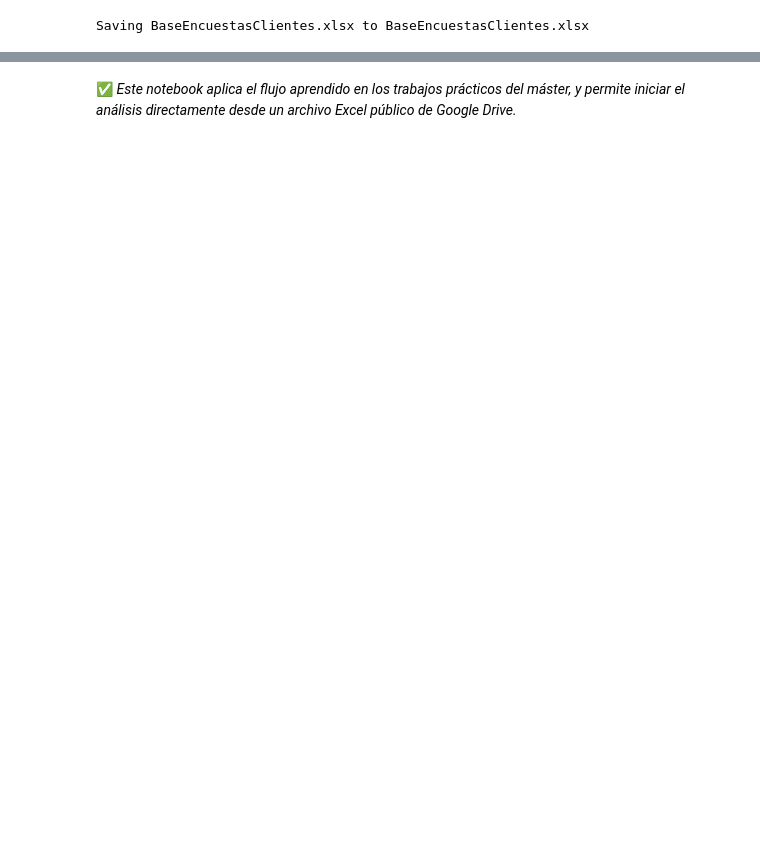
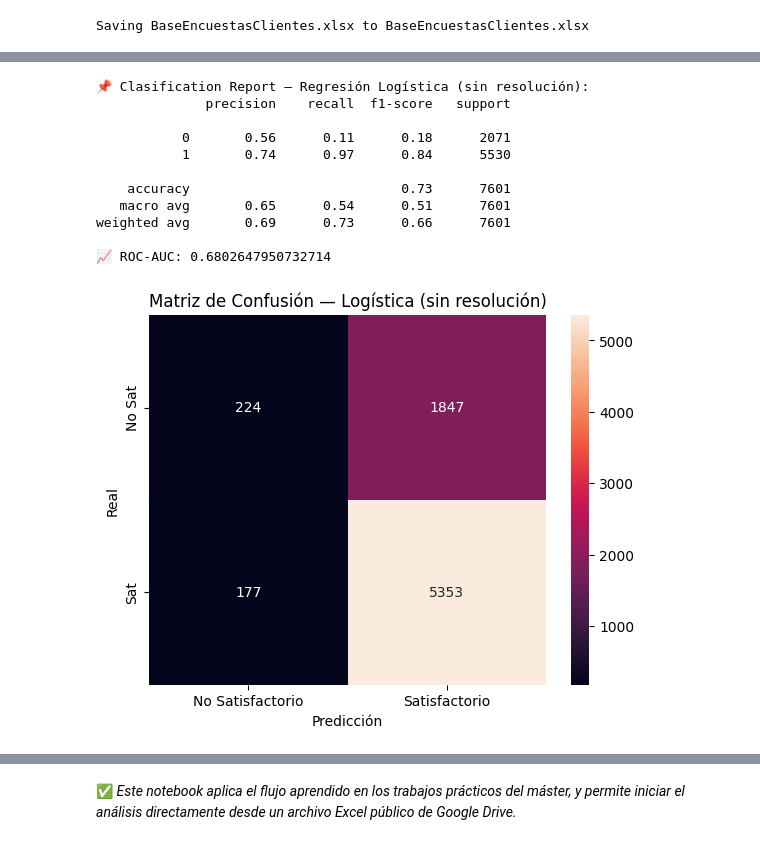
Before and after one commit to fatusilva/test, a Jupyter notebook: TFM_CSAT.ipynb, the cells around one changed output, grey strips where cells are left out. Saved outputs shown, nothing was run; the diff lists cells and outputs as text; code cells hidden in the pictures; blank space fills up the shorter version.

```diff
--- a/TFM_CSAT.ipynb
+++ b/TFM_CSAT.ipynb
@@ -134,0 +109,12 @@ shap.summary_plot(shap_values[1], X_test)
+# %%
+# CSAT General -> binaria: 1 si CSAT >= 4, 0 en caso contrario
+assert 'CSAT General' in df.columns, "No se encontró 'CSAT General' en el dataset."
+df['CSAT_bin'] = (df['CSAT General'] >= 4).astype(int)
+
+# ⚠️ Eliminar variables de fuga relacionadas a resolución (si están)
+fuga_patterns = ['resoluc', 'Respuesta Resolucion','¿Resolvimos tu consulta?']
+cols_fuga = [c for c in df.columns if any(pat.lower() in c.lower() for pat in fuga_patterns)]
+df = df.drop(columns=cols_fuga, errors='ignore')
+
+print("Columnas de fuga eliminadas:", cols_fuga)
+print("Distribución CSAT_bin:\n", df['CSAT_bin'].value_counts(normalize=True).round(4)*100)
@@ -134,0 +259,35 @@ shap.summary_plot(shap_values[1], X_test)
+# %%
+scaler = StandardScaler()
+X_train_scaled = scaler.fit_transform(X_train)
+X_test_scaled  = scaler.transform(X_test)
+
+modelo_log = LogisticRegression(max_iter=8000)
+modelo_log.fit(X_train_scaled, y_train)
+
+y_pred_log = modelo_log.predict(X_test_scaled)
+y_proba_log = modelo_log.predict_proba(X_test_scaled)[:, 1]
+
+print("📌 Clasification Report — Regresión Logística (sin resolución):")
+print(classification_report(y_test, y_pred_log))
+print("📈 ROC-AUC:", roc_auc_score(y_test, y_proba_log))
+
+# Matriz de confusión
+cm = confusion_matrix(y_test, y_pred_log)
+sns.heatmap(cm, annot=True, fmt='d', xticklabels=['No Satisfactorio', 'Satisfactorio'], yticklabels=['No Sat', 'Sat'])
+plt.title("Matriz de Confusión — Logística (sin resolución)")
+plt.xlabel("Predicción")
+plt.ylabel("Real")
+plt.show()
+# %% [output]
+📌 Clasification Report — Regresión Logística (sin resolución):
+              precision    recall  f1-score   support
+
+           0       0.56      0.11      0.18      2071
+           1       0.74      0.97      0.84      5530
+
+    accuracy                           0.73      7601
+   macro avg       0.65      0.54      0.51      7601
+weighted avg       0.69      0.73      0.66      7601
+
+📈 ROC-AUC: 0.6802647950732714
+[figure, added]
```
Also changed, not shown: parts of 14 cells of this notebook.
